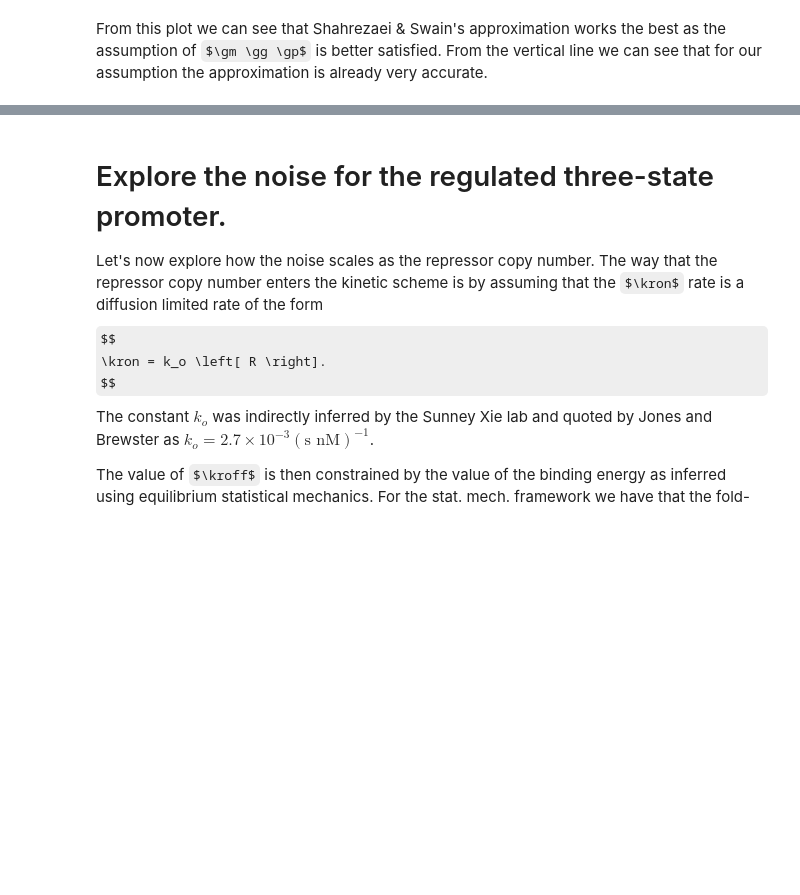
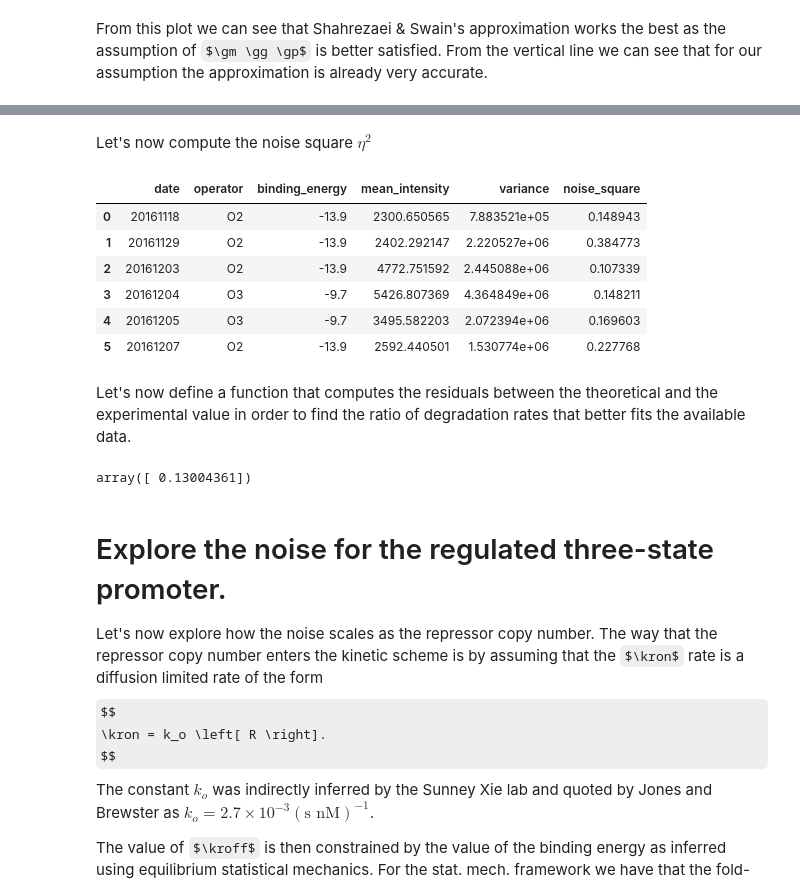
Before and after one commit to RPGroup-PBoC/chann_cap, a Jupyter notebook: src/theory/chemical_master_moments_numeric.ipynb, the cells around one changed output, grey strips where cells are left out. Drawn from its saved outputs; the diff is of its cells as text; code cells hidden in the pictures; some formulas as TeX source; blank space fills up the shorter version.

```diff
--- a/src/theory/chemical_master_moments_numeric.ipynb
+++ b/src/theory/chemical_master_moments_numeric.ipynb
@@ -223,0 +371,4 @@ From this plot we can see that Shahrezaei & Swain's approximation works the best
+# %%
+files = glob.glob('../../data/csv_microscopy/*csv')# + mwc_files
+df_micro = pd.concat(pd.read_csv(f, comment='#') for f in files if 'Oid' not in f)
+df_micro[['date', 'operator', 'rbs', 'mean_intensity']].head()
@@ -223,0 +382,41 @@ From this plot we can see that Shahrezaei & Swain's approximation works the best
+# %% [markdown]
+Let's now compute the noise square $\eta^2$
+# %%
+# group by date and by IPTG concentration
+df_group = df_micro.groupby(['date'])
+
+# Initialize data frame to save the noise
+df_delta_noise = pd.DataFrame(columns=['date', 'operator', 'binding_energy',
+                                      'mean_intensity', 'variance', 'noise_square'])
+for date, data in df_group:
+    # Extract the mean autofluorescence
+    I_auto = data[data.rbs == 'auto'].mean_intensity.mean()
+
+    # Extract the strain fluorescence measurements
+    delta_data = data[data.rbs == 'delta']
+
+    # Append the require info
+    delta_info = [date, delta_data.operator.unique()[0],
+                   delta_data.binding_energy.unique()[0],
+                  (delta_data.mean_intensity - I_auto).mean(),
+                  (delta_data.mean_intensity - I_auto).var(ddof=1)]
+    # Compute the noise
+    delta_info.append(delta_info[-1] / delta_info[-2]**2)
+    # Convert to a pandas series to attach to the dataframe
+    delta_info = pd.Series(delta_info, index=['date', 'operator',
+                                                'binding_energy', 'mean_intensity',
+                                                'variance', 'noise_square'])
+    # Append to the info to the data frame
+    df_delta_noise = df_delta_noise.append(delta_info, ignore_index=True)
+
+df_delta_noise
+# %% [output]
+|  | date | operator | binding_energy | mean_intensity | variance | noise_square |
+| 0 | 20161118 | O2 | -13.9 | 2300.650565 | 7.883521e+05 | 0.148943 |
+| 1 | 20161129 | O2 | -13.9 | 2402.292147 | 2.220527e+06 | 0.384773 |
+| 2 | 20161203 | O2 | -13.9 | 4772.751592 | 2.445088e+06 | 0.107339 |
+| 3 | 20161204 | O3 | -9.7 | 5426.807369 | 4.364849e+06 | 0.148211 |
+| 4 | 20161205 | O3 | -9.7 | 3495.582203 | 2.072394e+06 | 0.169603 |
+| 5 | 20161207 | O2 | -13.9 | 2592.440501 | 1.530774e+06 | 0.227768 |
+# %% [markdown]
+Let's now define a function that computes the residuals between the theoretical and the experimental value in order to find the ratio of degradation rates that better fits the available data.
@@ -224,3 +439,15 @@ From this plot we can see that Shahrezaei & Swain's approximation works the best
+# %%
+# List the parameter values in units of the degradation rate gm
+par_UV5 = dict(kp_on=5.858, kp_off=46.554, rm=124.706, gm=1, gp=1)
+
+# Initial guess for the gm / gp ratio
+p0 = 100
+
+popt = scipy.optimize.least_squares(resid, p0,
+       args=(df_delta_noise.noise_square.values, par_UV5))
+popt.x
+# %% [output]
+array([ 0.13004361])
 # %% [markdown]
 # Explore the noise for the regulated three-state promoter.
 
```
Also changed, not shown: parts of 23 cells of this notebook.
